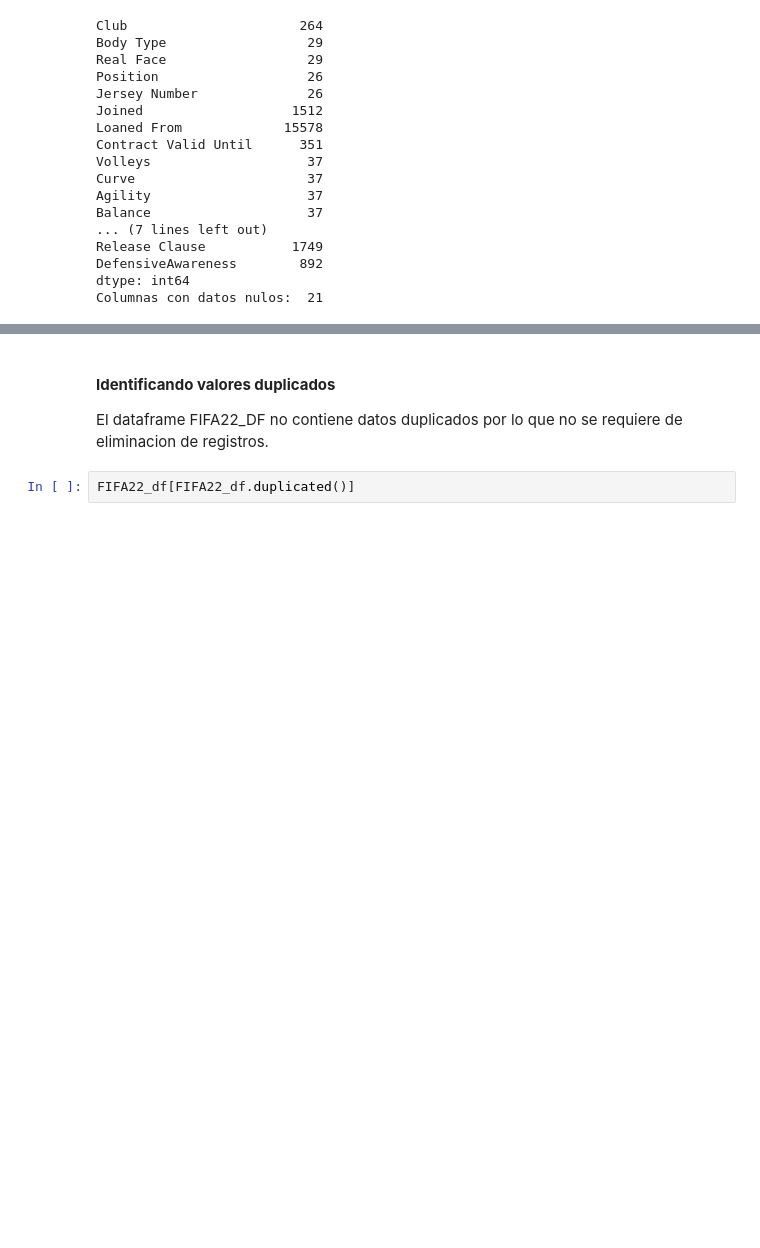
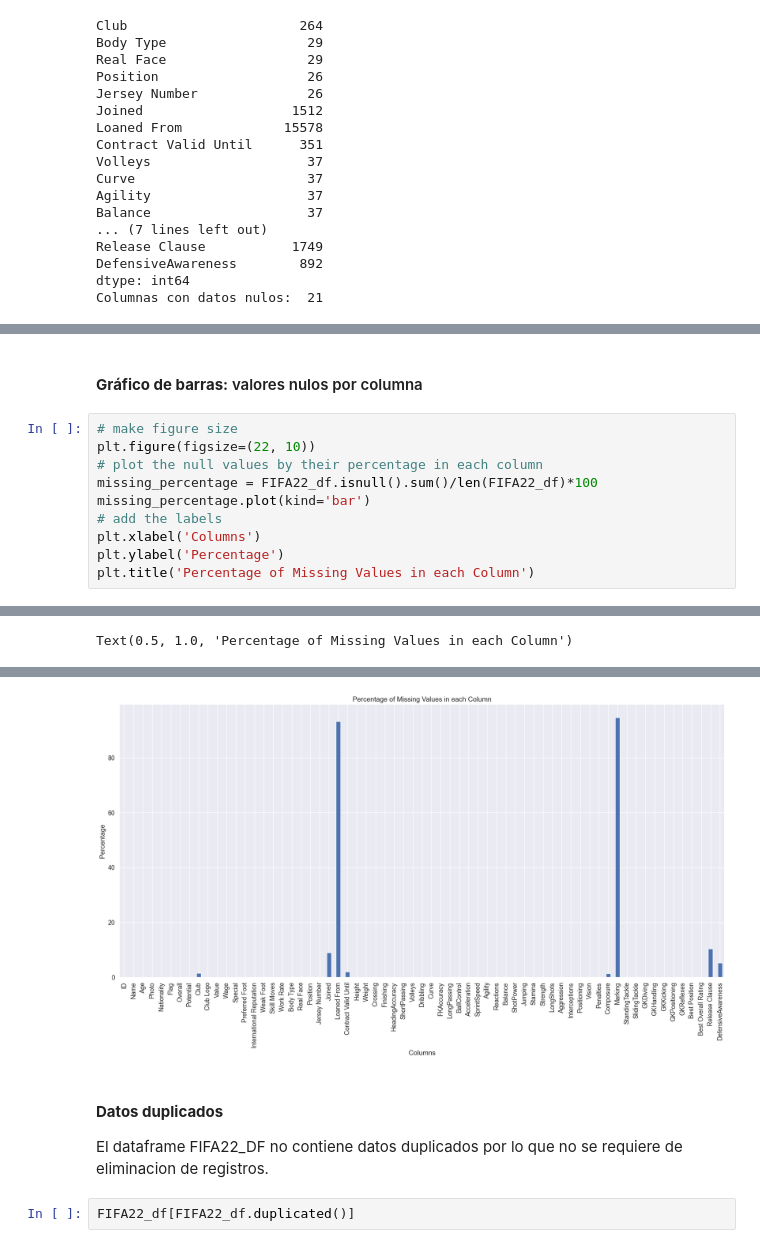
Before and after one commit to BrandonLCC/FIFA_ML_Kedro, a Jupyter notebook: machine-learning-project/notebooks/2_Data_Understanding.ipynb, the cells around one changed output, grey strips where cells are left out. Saved outputs shown, nothing was run; the diff lists cells and outputs as text; blank space fills up the shorter version.

Commit message:
Pequeña modificación en la etapa 1 y realizando un mejor entendimiento de los datos.

```diff
--- a/machine-learning-project/notebooks/2_Data_Understanding.ipynb
+++ b/machine-learning-project/notebooks/2_Data_Understanding.ipynb
@@ -177,0 +244,13 @@ Name: Loaned From, dtype: object
+# %% [markdown]
+#### **Gráfico de barras:** valores nulos por columna
+# %%
+# make figure size
+plt.figure(figsize=(22, 10))
+# plot the null values by their percentage in each column
+missing_percentage = FIFA22_df.isnull().sum()/len(FIFA22_df)*100
+missing_percentage.plot(kind='bar')
+# add the labels
+plt.xlabel('Columns')
+plt.ylabel('Percentage')
+plt.title('Percentage of Missing Values in each Column')
+# %% [output]
@@ -177,0 +258 @@ Name: Loaned From, dtype: object
+Text(0.5, 1.0, 'Percentage of Missing Values in each Column')
@@ -178,5 +260,6 @@ Name: Loaned From, dtype: object
+[figure, added]
 # %% [markdown]
-#### **Identificando valores duplicados**
+#### **Datos duplicados**
 
 El dataframe FIFA22_DF no contiene datos duplicados por lo que no se requiere de eliminacion de registros.
 # %%
```
Also changed, not shown: parts of 25 cells of this notebook, 1 other file.
